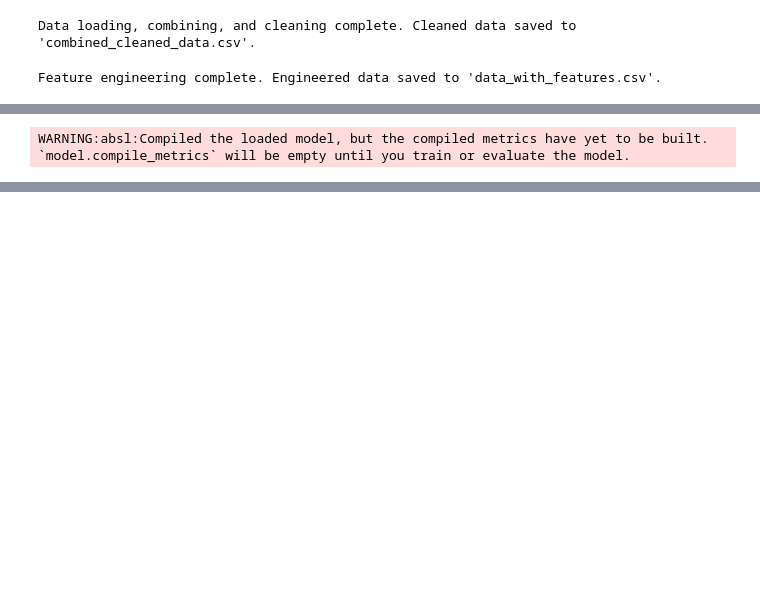
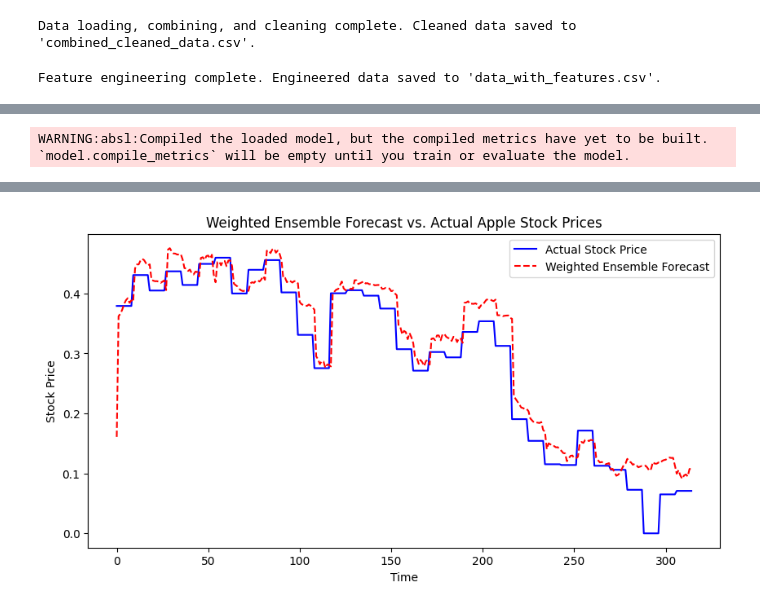
Before and after one commit to nikhilp0799/SentivixPredictor_Predicting_Market_Volatility, a Jupyter notebook: Market_Volatility.ipynb, the cells around one changed output, grey strips where cells are left out. Drawn from its saved outputs; the diff is of its cells as text; code cells hidden in the pictures; blank space fills up the shorter version.

```diff
--- a/Market_Volatility.ipynb
+++ b/Market_Volatility.ipynb
@@ -1102,73 +1149,84 @@ import tensorflow as tf
 from sklearn.metrics import mean_absolute_error, mean_squared_error, r2_score
 import matplotlib.pyplot as plt
 from keras.losses import MeanSquaredError
+from sklearn.preprocessing import MinMaxScaler
 
-# Load the Feature-Engineered Dataset
+# **Load the Feature-Engineered Dataset**
 file_path = './output/data_with_features.csv'
 data = pd.read_csv(file_path)
 data['Date'] = pd.to_datetime(data['Date'])
 data.set_index('Date', inplace=True)
 
-# Target Variable: Predict Next Day's Apple Closing Price
-data['Close_AAPL_future'] = data['Close_AAPL'].shift(-1)  # Shift for next day prediction
+# **Target Variable: Predict Next Day's Apple Closing Price**
+data['Close_AAPL_future'] = data['Close_AAPL'].shift(-1)
 data.dropna(inplace=True)  # Drop NaN values
 
-# Define Features & Target
-features = data.drop(columns=['Close_AAPL_future', 'Ticker'])  # Drop target & categorical columns
+# **Extract Features & Target**
+features = data.drop(columns=['Close_AAPL_future', 'Ticker'], errors='ignore')  # Drop target & categorical column
 target = data['Close_AAPL_future']
 
-# Split Data into Train (70%), Validation (15%), Test (15%)
-train_size = int(len(data) * 0.7)
-val_size = int(len(data) * 0.15)
-test_size = len(data) - (train_size + val_size)
+# **Normalize Data (Same Process as GRU Training)**
+scaler = MinMaxScaler()
+features_scaled = scaler.fit_transform(features)  # Scale features only
 
-X_train, X_val, X_test = np.split(features, [train_size, train_size + val_size])
+# **Split Data into Train (70%), Validation (15%), Test (15%)**
+train_size = int(len(features) * 0.7)
+val_size = int(len(features) * 0.15)
+
+X_train, X_val, X_test = np.split(features_scaled, [train_size, train_size + val_size])
 y_train, y_val, y_test = np.split(target, [train_size, train_size + val_size])
 
-# Load Pre-trained Models
+# **Load Pre-trained Models**
 rf_model = joblib.load('./output/random_forest_stock_model.pkl')  # Random Forest
 xgb_model = joblib.load('./output/xgboost_stock_model.pkl')  # XGBoost
-gru_model = tf.keras.models.load_model('improved_gru_stock_model.h5', custom_objects={"mse": MeanSquaredError()})  # GRU
+gru_model = tf.keras.models.load_model('./output/improved_gru_stock_model.h5', custom_objects={"mse": MeanSquaredError()})  # ✅ Use the **correctly retrained** GRU model
 
-# Check Feature Count Mismatch
-print("GRU Model Expected Input Shape:", gru_model.input_shape)
-print("Current X_val Shape:", X_val.shape)
-print("Current X_test Shape:", X_test.shape)
+# **Check Feature Count for GRU**
+expected_features = gru_model.input_shape[-1]  # Expected feature count in GRU
+actual_features = X_val.shape[1]
 
-# Fix 1: Ensure Data is Reshaped into Time Series Format for GRU
-time_steps = 20  # GRU expects 20 time steps
-num_features = X_val.shape[1]  # Number of features (should match training)
+if actual_features != expected_features:
+    raise ValueError(f"🚨 Feature Mismatch! GRU expects {expected_features}, but dataset has {actual_features}. Check preprocessing!")
 
-def reshape_to_sequences(data, time_steps):
+# **Convert to Time Series Format for GRU**
+SEQ_LENGTH = 20  # GRU expects sequences of 20 time steps
+
+def create_sequences(data, seq_length):
     """ Convert 2D data into 3D sequences for GRU """
     sequences = []
-    for i in range(len(data) - time_steps):
-        sequences.append(data.iloc[i:i+time_steps].values)
+    for i in range(len(data) - seq_length):
+        sequences.append(data[i:i+seq_length])
     return np.array(sequences)
 
-# Apply reshaping to Validation and Test data
-X_val_gru = reshape_to_sequences(X_val, time_steps)
-X_test_gru = reshape_to_sequences(X_test, time_steps)
+X_val_gru = create_sequences(X_val, SEQ_LENGTH)
+X_test_gru = create_sequences(X_test, SEQ_LENGTH)
 
-# Ensure the target (y) is aligned correctly
-y_val_adjusted = y_val.iloc[time_steps:]
-y_test_adjusted = y_test.iloc[time_steps:]
+# **Ensure target (y) is aligned with GRU's sequence processing**
+y_val_adjusted = y_val.iloc[SEQ_LENGTH:]
+y_test_adjusted = y_test.iloc[SEQ_LENGTH:]
 
-# Get Predictions from Each Model
-y_val_pred_rf = rf_model.predict(X_val.iloc[time_steps:])
-y_test_pred_rf = rf_model.predict(X_test.iloc[time_steps:])
+# **Get Predictions from Each Model**
+y_val_pred_rf = rf_model.predict(X_val[SEQ_LENGTH:])
+y_test_pred_rf = rf_model.predict(X_test[SEQ_LENGTH:])
 
-y_val_pred_xgb = xgb_model.predict(X_val.iloc[time_steps:])
-y_test_pred_xgb = xgb_model.predict(X_test.iloc[time_steps:])
+y_val_pred_xgb = xgb_model.predict(X_val[SEQ_LENGTH:])
+y_test_pred_xgb = xgb_model.predict(X_test[SEQ_LENGTH:])
 
 y_val_pred_gru = gru_model.predict(X_val_gru).flatten()
 y_test_pred_gru = gru_model.predict(X_test_gru).flatten()
 
-# Ensemble Model: Simple Averaging of Predictions
-y_val_pred_ensemble = (y_val_pred_rf + y_val_pred_xgb + y_val_pred_gru) / 3
-y_test_pred_ensemble = (y_test_pred_rf + y_test_pred_xgb + y_test_pred_gru) / 3
+# **Weighted Ensemble: More Weight to Random Forest**
+weights = {"rf": 0.60, "xgb": 0.25, "gru": 0.15}
 
-# Evaluate Performance
+y_val_pred_ensemble = (weights["rf"] * y_val_pred_rf +
+                       weights["xgb"] * y_val_pred_xgb +
+                       weights["gru"] * y_val_pred_gru)
+
+y_test_pred_ensemble = (weights["rf"] * y_test_pred_rf +
+                        weights["xgb"] * y_test_pred_xgb +
+                        weights["gru"] * y_test_pred_gru)
+
+# **Evaluate Performance**
 val_mae = mean_absolute_error(y_val_adjusted, y_val_pred_ensemble)
 test_mae = mean_absolute_error(y_test_adjusted, y_test_pred_ensemble)
 
@@ -1181,20 +1239,20 @@ test_rmse = np.sqrt(test_mse)
 val_r2 = r2_score(y_val_adjusted, y_val_pred_ensemble)
 test_r2 = r2_score(y_test_adjusted, y_test_pred_ensemble)
 
-# Print Performance Metrics
-print(f"🔹 Ensemble Model Performance on Validation Set:")
+# **Print Performance Metrics**
+print(f" **Weighted Ensemble Model Performance on Validation Set:**")
 print(f"MAE: {val_mae:.4f}, MSE: {val_mse:.4f}, RMSE: {val_rmse:.4f}, R²: {val_r2:.4f}")
 
-print("\n🔹 Ensemble Model Performance on Test Set:")
+print("\n **Weighted Ensemble Model Performance on Test Set:**")
 print(f"MAE: {test_mae:.4f}, MSE: {test_mse:.4f}, RMSE: {test_rmse:.4f}, R²: {test_r2:.4f}")
 
-# Plot Actual vs Predicted (Ensemble)
+# **Plot Actual vs Predicted (Weighted Ensemble)**
 plt.figure(figsize=(10, 5))
 plt.plot(y_test_adjusted.values, label="Actual Stock Price", color="blue")
-plt.plot(y_test_pred_ensemble, label="Ensemble Forecast", linestyle="dashed", color="red")
+plt.plot(y_test_pred_ensemble, label="Weighted Ensemble Forecast", linestyle="dashed", color="red")
 plt.xlabel("Time")
 plt.ylabel("Stock Price")
-plt.title("📊 Ensemble Forecast vs. Actual Apple Stock Prices")
+plt.title("Weighted Ensemble Forecast vs. Actual Apple Stock Prices")
 plt.legend()
 plt.show()
 # %% [output]
@@ -1208,0 +1267 @@ Dimensions must be equal, but are 56 and 57 for '{{node sequential_4_1/gru_4_1/g
+[figure, added]
```
Also changed, not shown: parts of 13 cells of this notebook.
